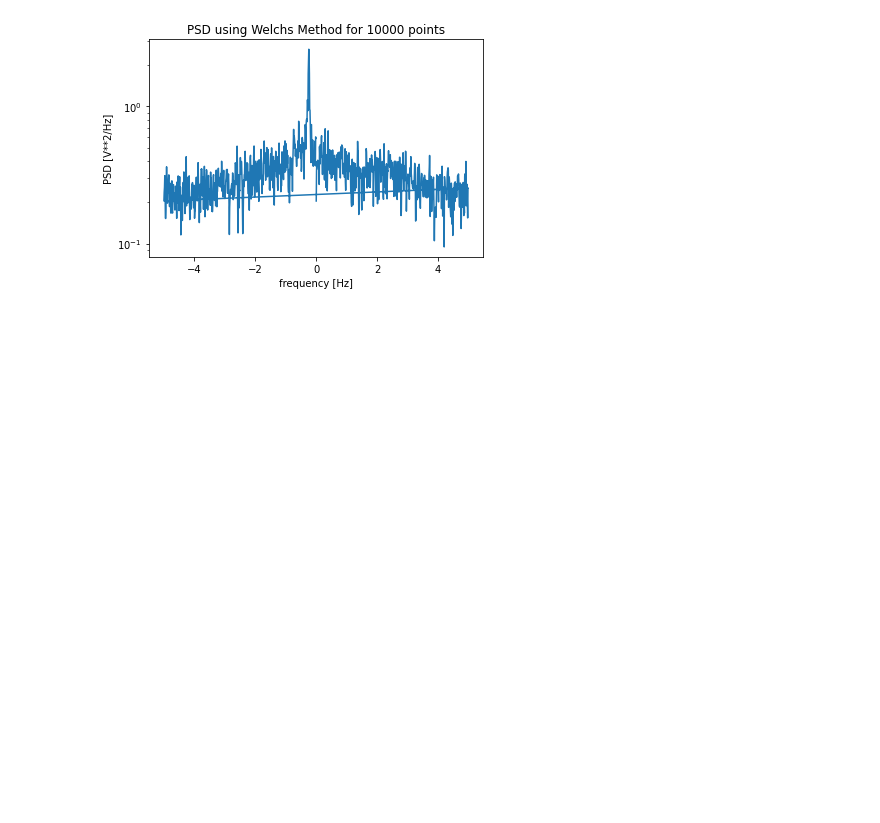
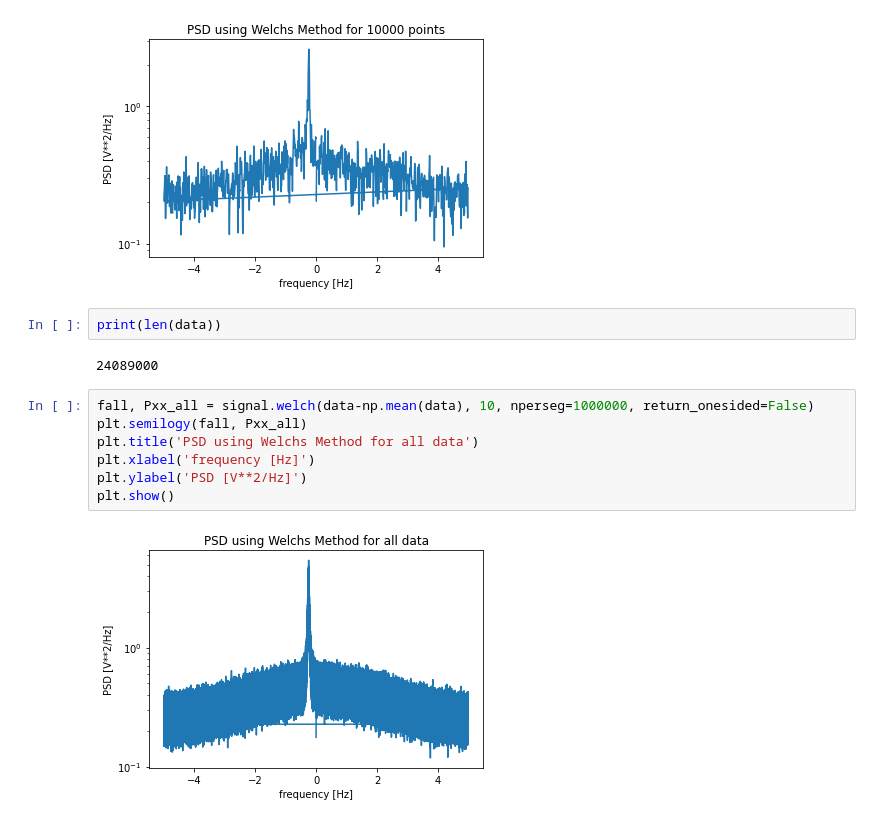
Before and after one commit to RoslynJessney/roslynmproject, a Jupyter notebook: SpecAveraging.ipynb, the cells around one changed output. Cells and saved outputs as stored; diff of their text form; blank space fills up the shorter version.

Commit message:
added PSD of all data using welch

```diff
--- a/SpecAveraging.ipynb
+++ b/SpecAveraging.ipynb
@@ -99,3 +100,16 @@ plt.ylabel('PSD [V**2/Hz]')
 plt.show()
 # %% [output]
 [figure]
+# %%
+print(len(data))
+# %% [output]
+24089000
+# %%
+fall, Pxx_all = signal.welch(data-np.mean(data), 10, nperseg=1000000, return_onesided=False)
+plt.semilogy(fall, Pxx_all)
+plt.title('PSD using Welchs Method for all data')
+plt.xlabel('frequency [Hz]')
+plt.ylabel('PSD [V**2/Hz]')
+plt.show()
+# %% [output]
+[figure, added]
```
Also changed, not shown: parts of 1 cell of this notebook.
